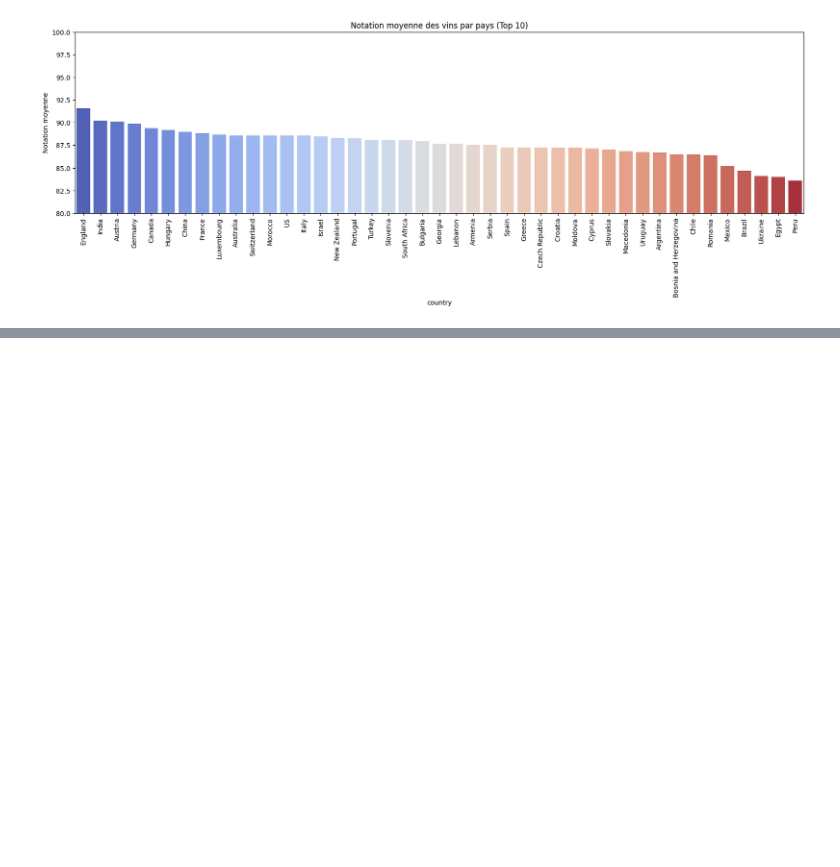
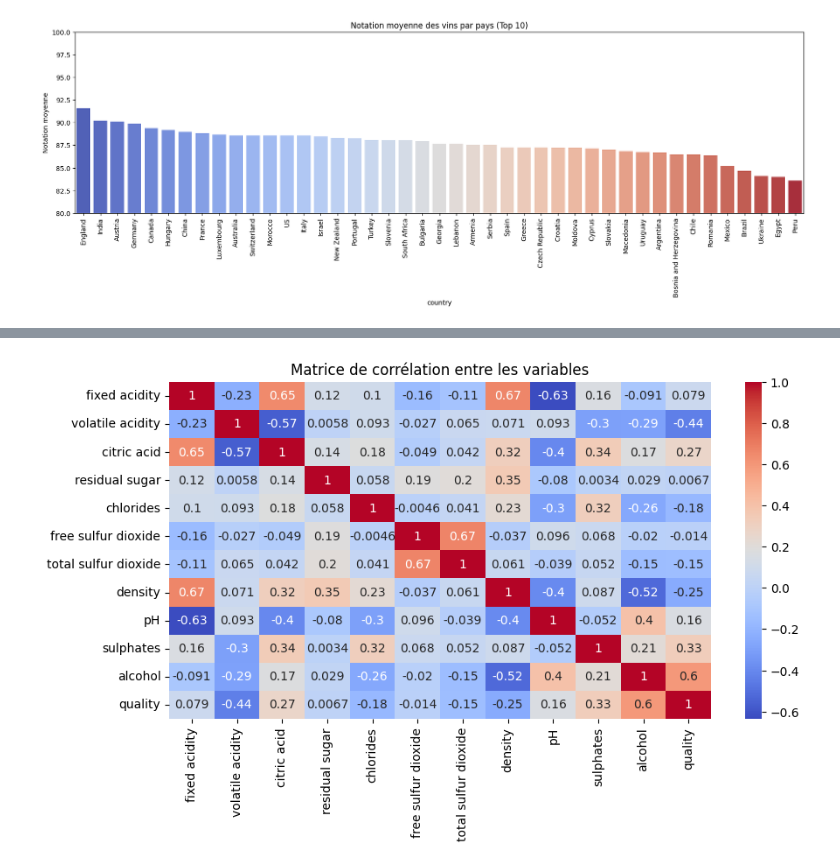
Before and after one commit to PhilippeMath49/ProjetVinasse, a Jupyter notebook: src/Notebook.ipynb, the cells around one changed output, grey strips where cells are left out. Drawn from its saved outputs; the diff is of its cells as text; code cells hidden in the pictures; blank space fills up the shorter version.

```diff
--- a/src/Notebook.ipynb
+++ b/src/Notebook.ipynb
@@ -472,0 +485,9 @@ plt.show()
+# %%
+# matrice de corrélation entre la qualité et les autres variables
+corr = df_quality.corr()
+plt.figure(figsize=(10,5))
+sns.heatmap(corr, annot=True, cmap='coolwarm')
+plt.title('Matrice de corrélation entre les variables')
+plt.show()
+# %% [output]
+[figure, added]
```
Also changed, not shown: parts of 4 cells of this notebook, 1 other file.
